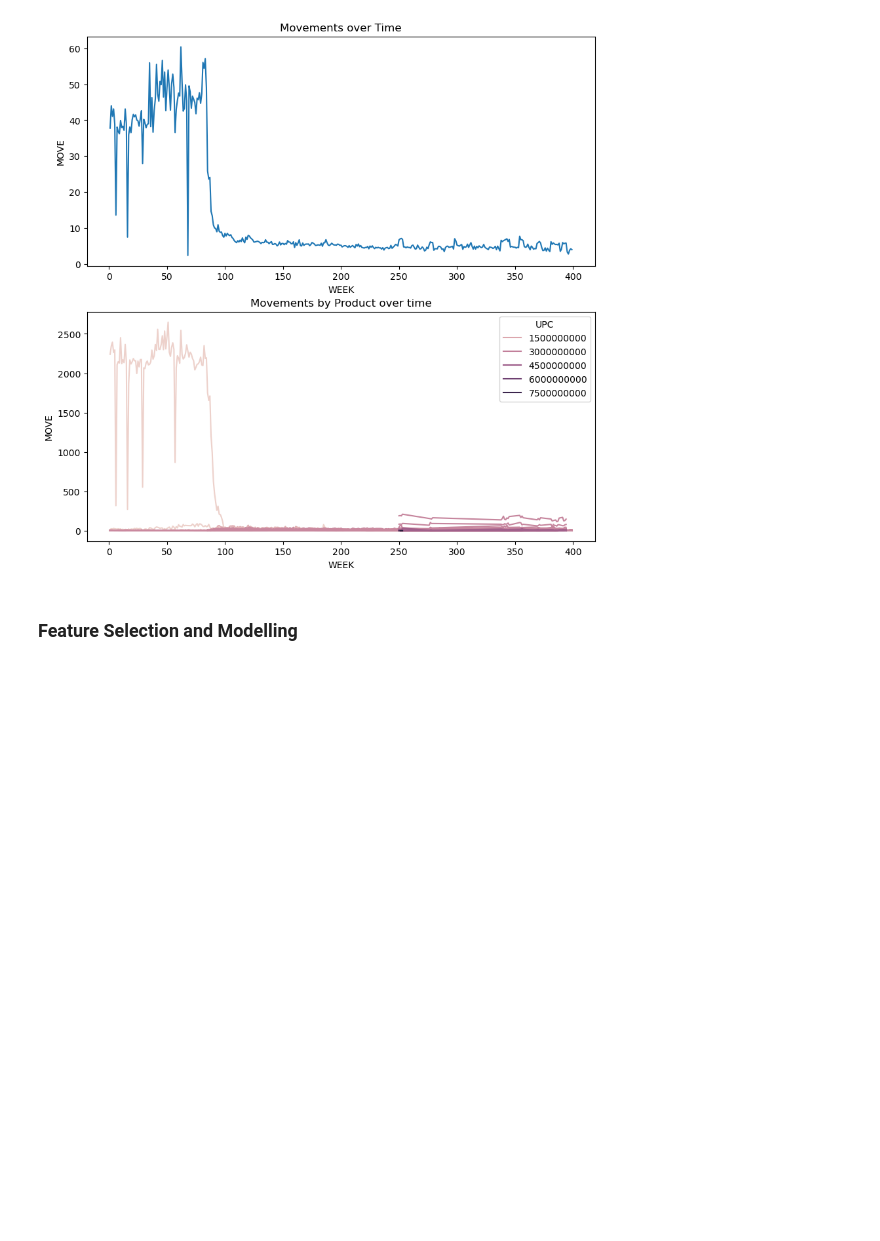
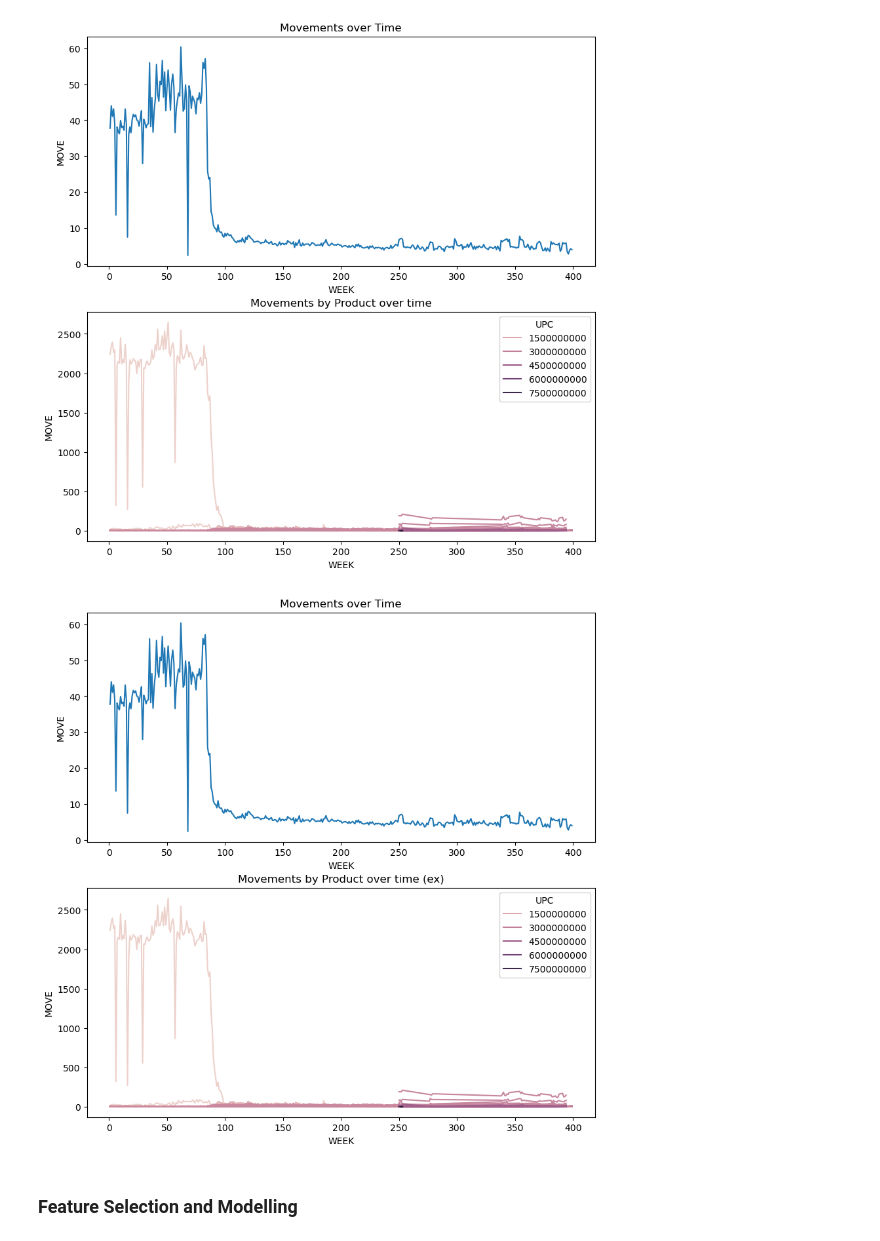
Before and after one commit to viktoriia-yuzkiv/Dominicks-Dataset-Analysis-and-Models, a Jupyter notebook: Data Analysis and Models.ipynb, the cells around one changed output. Saved outputs shown, nothing was run; the diff lists cells and outputs as text; code cells hidden in the pictures; blank space fills up the shorter version.

```diff
--- a/Data Analysis and Models.ipynb
+++ b/Data Analysis and Models.ipynb
@@ -239,5 +240,14 @@ ax[1].set_title("Movements by Product over time")
 plt.show()
 # %% [output]
 [figure]
+# %%
+fig, ax = plt.subplots(2,1, figsize=(10,10))
+sns.lineplot(df, x="WEEK", y="MOVE", errorbar=None, ax=ax[0])
+ax[0].set_title("Movements over Time")
+sns.lineplot(df, x="WEEK", y="MOVE", hue="UPC",errorbar=None, ax=ax[1])
+ax[1].set_title("Movements by Product over time (ex)")
+plt.show()
+# %% [output]
+[figure, added]
 # %% [markdown]
 ### Feature Selection and Modelling
```
Also changed, not shown: parts of 19 cells of this notebook.
